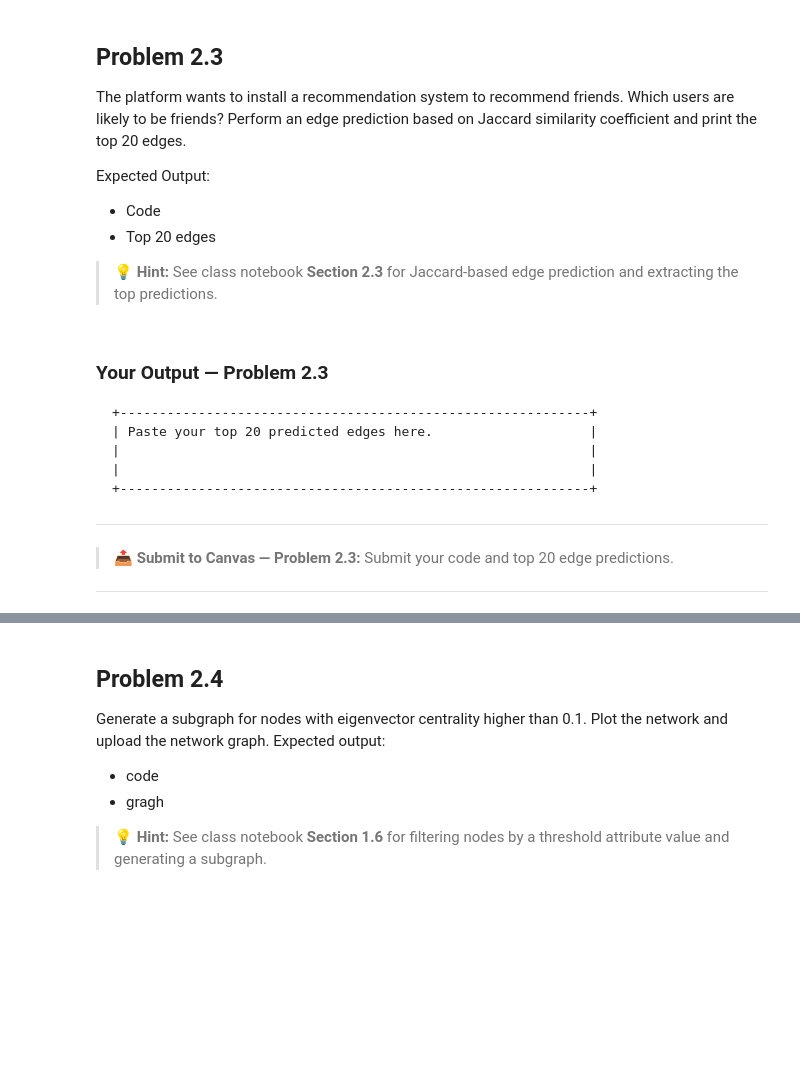
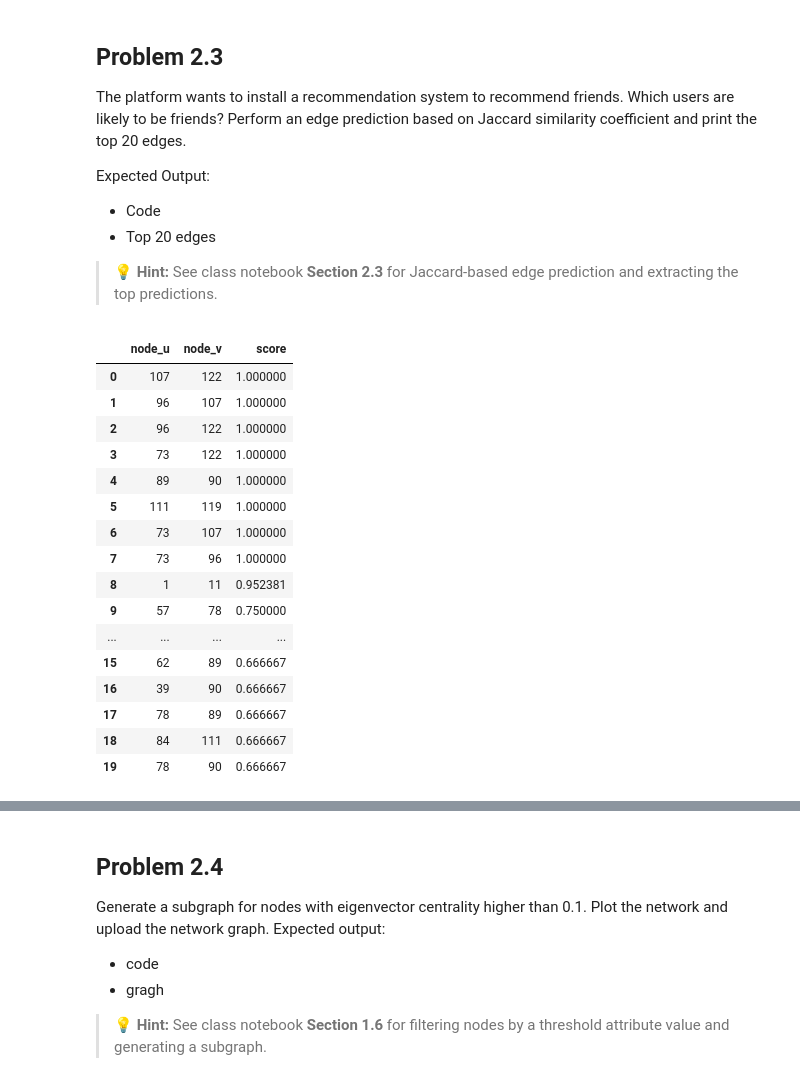
Before and after one commit to erobles600/WebAnalyticsHW, a Jupyter notebook: ITOM6219_HW4.ipynb, the cells around one changed output, grey strips where cells are left out. Drawn from its saved outputs; the diff is of its cells as text; code cells hidden in the pictures; blank space fills up the shorter version.

````diff
--- a/ITOM6219_HW4.ipynb
+++ b/ITOM6219_HW4.ipynb
@@ -369,14 +410,31 @@ preds = nx.jaccard_coefficient(G)
-# %% [markdown]
-### Your Output — Problem 2.3
-
-```
-+------------------------------------------------------------+
-| Paste your top 20 predicted edges here.                    |
-|                                                            |
-|                                                            |
-+------------------------------------------------------------+
-```
-
----
-> 📤 **Submit to Canvas — Problem 2.3:** Submit your code and top 20 edge predictions.
----
+# %%
+G_undirected = G.to_undirected()
+
+preds = nx.jaccard_coefficient(G_undirected)
+
+preds_list = list(preds)
+preds_df = pd.DataFrame(preds_list, columns=['node_u', 'node_v', 'score'])
+preds_df = preds_df.sort_values('score', ascending=False).reset_index(drop=True)
+pd.set_option('display.max_rows', None)
+
+
+# Display top 100
+preds_df.head(20)
+# %% [output]
+|  | node_u | node_v | score |
+| 0 | 107 | 122 | 1.000000 |
+| 1 | 96 | 107 | 1.000000 |
+| 2 | 96 | 122 | 1.000000 |
+| 3 | 73 | 122 | 1.000000 |
+| 4 | 89 | 90 | 1.000000 |
+| 5 | 111 | 119 | 1.000000 |
+| 6 | 73 | 107 | 1.000000 |
+| 7 | 73 | 96 | 1.000000 |
+| 8 | 1 | 11 | 0.952381 |
+| 9 | 57 | 78 | 0.750000 |
+| ... | ... | ... | ... |
+| 15 | 62 | 89 | 0.666667 |
+| 16 | 39 | 90 | 0.666667 |
+| 17 | 78 | 89 | 0.666667 |
+| 18 | 84 | 111 | 0.666667 |
+| 19 | 78 | 90 | 0.666667 |
````
Also changed, not shown: parts of 15 cells of this notebook.
